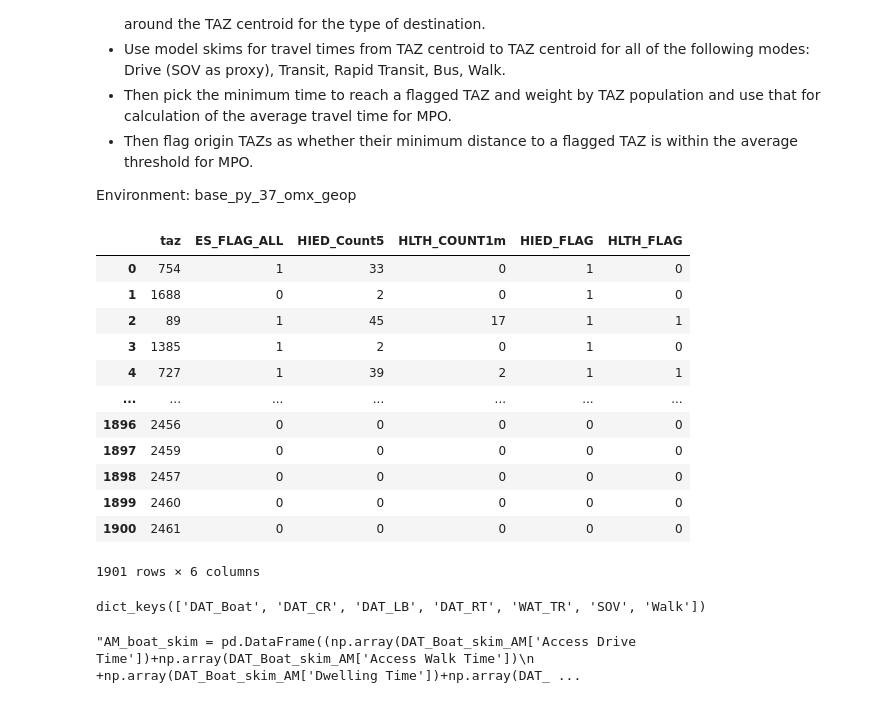
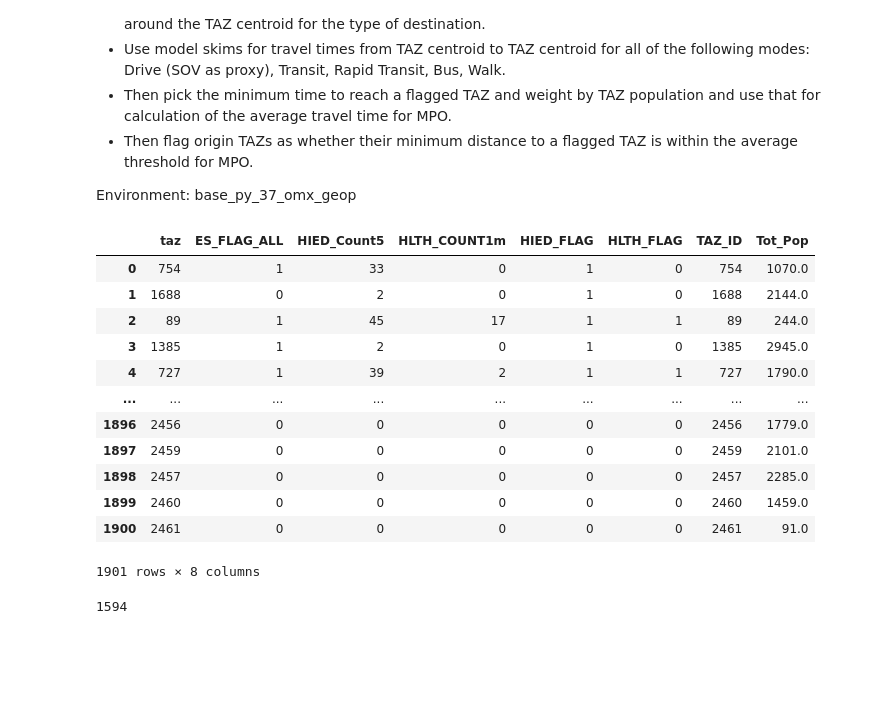
Before and after one commit to mmatkinson7/LRTP_DIDB_AVGTT, a Jupyter notebook: LTRP_DIDB_AVGTT_JULY21.ipynb, the cells around one changed output. Cells and saved outputs as stored; diff of their text form; code cells hidden in the pictures; blank space fills up the shorter version.

Commit message:
getting tables prepared for averaging

```diff
--- a/LTRP_DIDB_AVGTT_JULY21.ipynb
+++ b/LTRP_DIDB_AVGTT_JULY21.ipynb
@@ -46,34 +46,41 @@ skims_MD = {'DAT_Boat':DAT_Boat_skim_MD, 'DAT_CR':DAT_CommRail_skim_MD,
 # %%
 ##Import TAZ tables for Essential Services, Healthcare, and Higher Ed.
 dest_TAZs = pd.read_csv(r'M:/LRTP/LRTP_AvgTT/MPO_TAZ_ES_1m2.csv',header=0, sep=',',
                         usecols=['taz', 'ES_FLAG_ALL','HIED_Count5', 'HLTH_COUNT1m'])
 #create table with column for each destination type that flags (0,1) which TAZs pass the destination threshold
 dest_TAZs['HIED_FLAG']=[1 if x >=1 else 0 for x in dest_TAZs['HIED_Count5']]
 dest_TAZs['HLTH_FLAG']=[1 if x >=1 else 0 for x in dest_TAZs['HLTH_COUNT1m']]
 
+#bring in population data for later
+tot_pop = pd.read_csv(r'M:/LRTP/LRTP_AvgTT/TAZ_Pop_CTPS.csv', header=0, sep=',', usecols=['TAZ_ID', 'Tot_Pop'])
+dest_TAZs = dest_TAZs.merge(tot_pop, how='left', left_on='taz', right_on ='TAZ_ID')
+
 dest_TAZs
 # %% [output]
-|  | taz | ES_FLAG_ALL | HIED_Count5 | HLTH_COUNT1m | HIED_FLAG | HLTH_FLAG |
-| 0 | 754 | 1 | 33 | 0 | 1 | 0 |
-| 1 | 1688 | 0 | 2 | 0 | 1 | 0 |
-| 2 | 89 | 1 | 45 | 17 | 1 | 1 |
-| 3 | 1385 | 1 | 2 | 0 | 1 | 0 |
-| 4 | 727 | 1 | 39 | 2 | 1 | 1 |
-| ... | ... | ... | ... | ... | ... | ... |
-| 1896 | 2456 | 0 | 0 | 0 | 0 | 0 |
-| 1897 | 2459 | 0 | 0 | 0 | 0 | 0 |
-| 1898 | 2457 | 0 | 0 | 0 | 0 | 0 |
-| 1899 | 2460 | 0 | 0 | 0 | 0 | 0 |
-| 1900 | 2461 | 0 | 0 | 0 | 0 | 0 |
+|  | taz | ES_FLAG_ALL | HIED_Count5 | HLTH_COUNT1m | HIED_FLAG | HLTH_FLAG | TAZ_ID | Tot_Pop |
+| 0 | 754 | 1 | 33 | 0 | 1 | 0 | 754 | 1070.0 |
+| 1 | 1688 | 0 | 2 | 0 | 1 | 0 | 1688 | 2144.0 |
+| 2 | 89 | 1 | 45 | 17 | 1 | 1 | 89 | 244.0 |
+| 3 | 1385 | 1 | 2 | 0 | 1 | 0 | 1385 | 2945.0 |
+| 4 | 727 | 1 | 39 | 2 | 1 | 1 | 727 | 1790.0 |
+| ... | ... | ... | ... | ... | ... | ... | ... | ... |
+| 1896 | 2456 | 0 | 0 | 0 | 0 | 0 | 2456 | 1779.0 |
+| 1897 | 2459 | 0 | 0 | 0 | 0 | 0 | 2459 | 2101.0 |
+| 1898 | 2457 | 0 | 0 | 0 | 0 | 0 | 2457 | 2285.0 |
+| 1899 | 2460 | 0 | 0 | 0 | 0 | 0 | 2460 | 1459.0 |
+| 1900 | 2461 | 0 | 0 | 0 | 0 | 0 | 2461 | 91.0 |
-1901 rows × 6 columns
+1901 rows × 8 columns
 # %%
-#set mapping
+#make list of total TAZs (this is for row and column names for matrices)
 tazs = dest_TAZs['taz'].tolist()
 tazs.sort()
-#tazs
-skims_AM.keys()
+#make lists of only destination TAZs (this is for averaging)
+ES_list = dest_TAZs[dest_TAZs['ES_FLAG_ALL']==1]['taz'].tolist()
+HLTH_list = dest_TAZs[dest_TAZs['HLTH_FLAG']==1]['taz'].tolist()
+HIED_list = dest_TAZs[dest_TAZs['HIED_FLAG']==1]['taz'].tolist()
+len(HIED_list)
 # %% [output]
-dict_keys(['DAT_Boat', 'DAT_CR', 'DAT_LB', 'DAT_RT', 'WAT_TR', 'SOV', 'Walk'])
+1594
 # %%
 ##Sum the Skims to get Travel Time per Mode by Time of Day (loop through both AM and MD dictionaries)
 AM_Tables = {}
@@ -122,26 +129,3 @@ for x in skims_MD.keys():
     if x == 'Walk':
         AM_Tables[x] = pd.DataFrame((np.array(skims_MD[x]['WalkTime']))[1:1902, 1:1902],
                                    index=tazs, columns=tazs).replace(-np.inf, np.nan)
-
-'''for x in skims_MD.keys():
-    MD_Tables[x] = pd.DataFrame((np.array(skims_MD[x]['Access Drive Time'])+np.array(skims_MD[x]['Access Walk Time'])
-                    +np.array(skims_MD[x]['Dwelling Time'])+np.array(skims_MD[x]['Egress Drive Time'])
-                    +np.array(skims_MD[x]['Egress Walk Time'])+np.array(skims_MD[x]['In-Vehicle Time'])
-                    +np.array(skims_MD[x]['Initial Wait Time'])+np.array(skims_MD[x]['Transfer Penalty Time'])
-                    +np.array(skims_MD[x]['Transfer Wait Time'])+np.array(skims_MD[x]['Transfer Walk Time']))[1:1902, 1:1902],
-                               index=tazs, columns=tazs).replace(-np.inf, np.nan) '''
-
-
-'''AM_boat_skim = pd.DataFrame((np.array(DAT_Boat_skim_AM['Access Drive Time'])+np.array(DAT_Boat_skim_AM['Access Walk Time'])
-                +np.array(DAT_Boat_skim_AM['Dwelling Time'])+np.array(DAT_Boat_skim_AM['Egress Drive Time'])
-                +np.array(DAT_Boat_skim_AM['Egress Walk Time'])+np.array(DAT_Boat_skim_AM['In-Vehicle Time'])
-                +np.array(DAT_Boat_skim_AM['Initial Wait Time'])+np.array(DAT_Boat_skim_AM['Transfer Penalty Time'])
-                +np.array(DAT_Boat_skim_AM['Transfer Wait Time'])+np.array(DAT_Boat_skim_AM['Transfer Walk Time']))[1:1902, 1:1902],
-                           index=tazs, columns=tazs).replace(-np.inf, np.nan)
-'''
-#factor WAT with DAT (weight by # of trips?)
-
-#Create new table in dictionary: All Transit
-	#take the average - weight it by # of people taking each type of transit
-# %% [output]
-"AM_boat_skim = pd.DataFrame((np.array(DAT_Boat_skim_AM['Access Drive Time'])+np.array(DAT_Boat_skim_AM['Access Walk Time'])\n                +np.array(DAT_Boat_skim_AM['Dwelling Time'])+np.array(DAT_ ...
```
Also changed, not shown: parts of 7 cells of this notebook.
